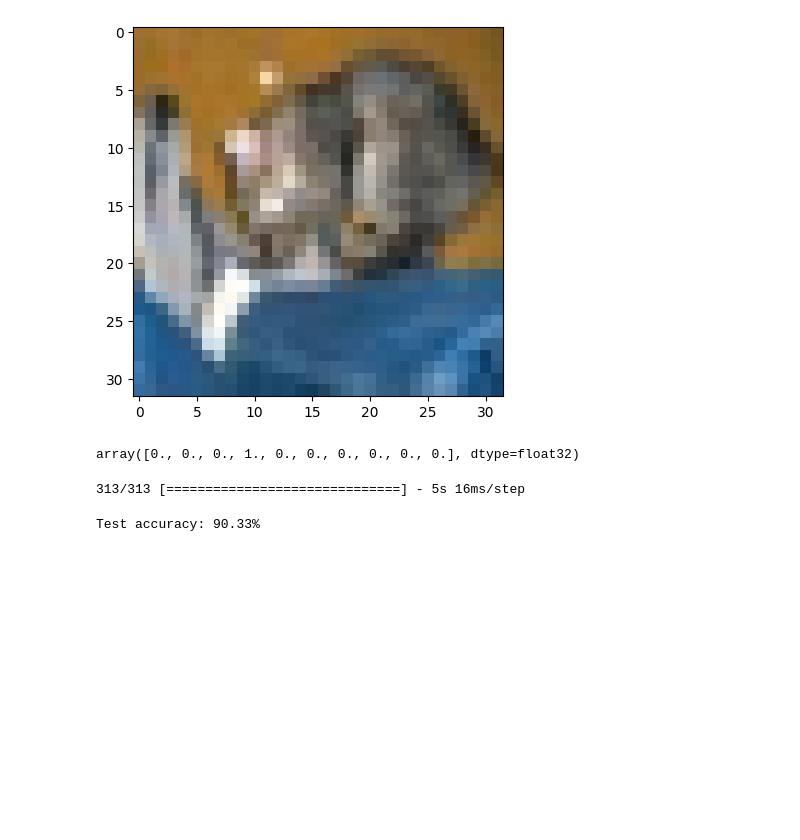
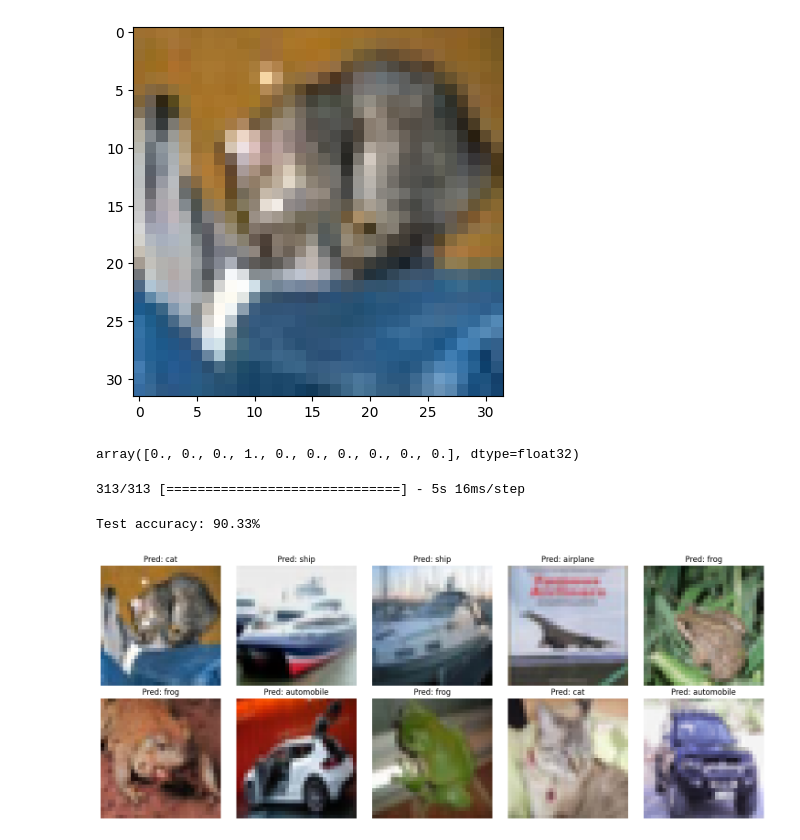
Before and after one commit to poonkuzhali/ML_CIFAR-10, a Jupyter notebook: VGG19.ipynb, the cells around one changed output. Cells and saved outputs as stored; diff of their text form; code cells hidden in the pictures; blank space fills up the shorter version.

```diff
--- a/VGG19.ipynb
+++ b/VGG19.ipynb
@@ -100,3 +102,21 @@ accuracy = np.sum(np.argmax(predictions, axis=1) == np.argmax(y_test, axis=1)) /
 print(f'Test accuracy: {accuracy * 100:.2f}%')
 # %% [output]
 Test accuracy: 90.33%
+# %%
+classes = ['airplane', 'automobile', 'bird', 'cat', 'deer', 'dog', 'frog', 'horse', 'ship', 'truck']
+
+pred_labels = np.argmax(predictions, axis=1)
+
+fig, axes = plt.subplots(nrows=2, ncols=5, figsize=(15, 6))
+axes = axes.flatten()
+
+for i, ax in enumerate(axes):
+    image = x_test[i].reshape(32, 32, 3)
+    ax.imshow(image)
+    ax.set_title(f'Pred: {classes[pred_labels[i]]}')
+    ax.axis('off')
+
+plt.tight_layout()
+plt.show()
+# %% [output]
+[figure, added]
```
Also changed, not shown: parts of 2 cells of this notebook.
